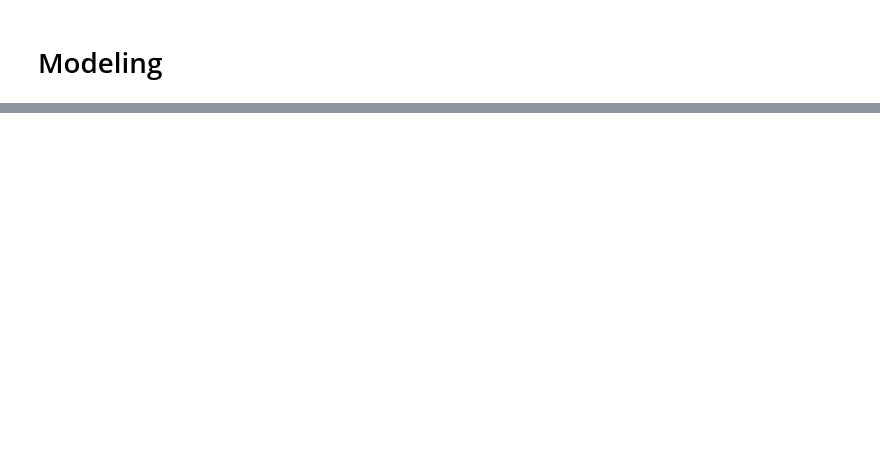
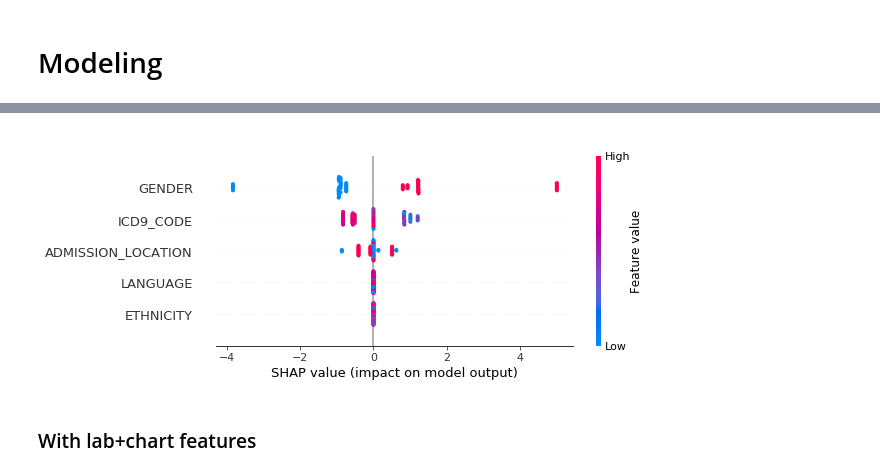
Before and after one commit to ndass6/icu, a Jupyter notebook: ICU.ipynb, the cells around one changed output, grey strips where cells are left out. Drawn from its saved outputs; the diff is of its cells as text; code cells hidden in the pictures; blank space fills up the shorter version.

Commit message:
Implement data filtering based on ICD9 code, modeling, and analysis.

```diff
--- a/ICU.ipynb
+++ b/ICU.ipynb
@@ -538,0 +405,32 @@ joint_df
+# %%
+def c_index(gt, pred, **kwargs):
+    '''Faster implementation of c-stat.'''
+
+    assert len(gt) == len(pred), \
+        'Ground truth must have same size as predictions'
+
+    gt_greater = np.greater.outer(gt, gt)
+    pd_eq = np.equal.outer(pred, pred)
+    pd_greater = np.greater.outer(pred, pred)
+
+    pd_total = 0.5 * pd_eq + pd_greater
+
+    n = np.sum(gt_greater)
+    if n == 0:
+        if 'throw_error' in kwargs:
+            raise ValueError(f'All ground truth values equal to {gt[0]}')
+        else:
+            return 0
+
+    result = np.sum(np.multiply(gt_greater, pd_total)) / n
+    return result
+# %%
+k_folds = 5
+num_trials = 100
+confidence_level = 0.95
+feature_maps = {}
+for feature_name in ['ADMISSION_LOCATION', 'ETHNICITY', 'LANGUAGE', 'GENDER']:
+    feature_maps[feature_name] = {value: i for i, value in enumerate(list(set(filtered_df[feature_name])))}
+    filtered_df = filtered_df.replace(feature_maps[feature_name])
+print(feature_maps)
+filtered_df
@@ -538,0 +576,2 @@ joint_df
+# %%
+x, x_names, folds = get_folds('HOSPITAL_EXPIRE_FLAG')
@@ -538,0 +582,2 @@ joint_df
+# %%
+shap_values = train_model(folds)
@@ -538,0 +602,6 @@ joint_df
+# %%
+shap.summary_plot(shap_values, features=x, feature_names=x_names)
+# %% [output]
+[figure, added]
+# %% [markdown]
+### With lab+chart features
```
Also changed, not shown: parts of 44 cells of this notebook.
